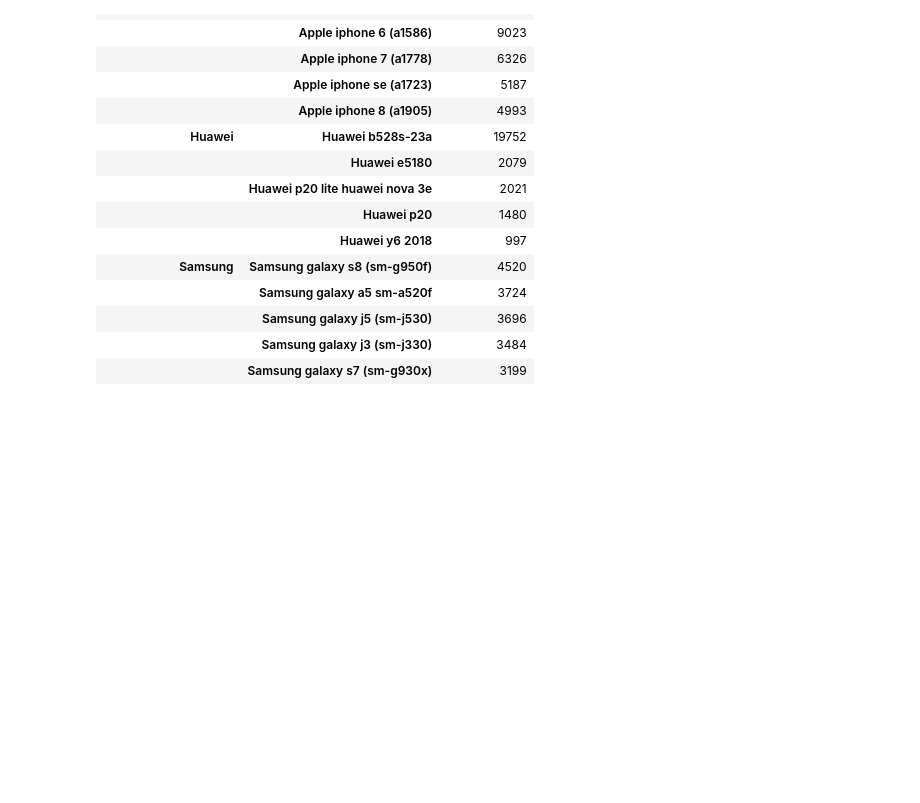
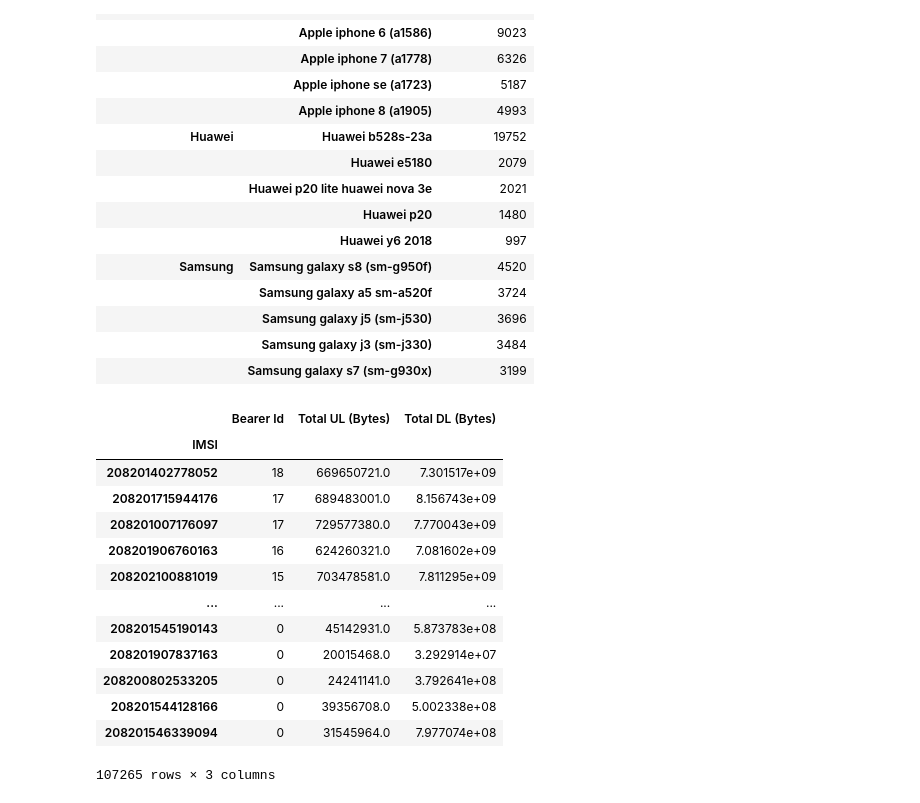
Before and after one commit to fbagire/Telecomm_data_analysis, a Jupyter notebook: data_cleaning.ipynb, the cells around one changed output. Saved outputs shown, nothing was run; the diff lists cells and outputs as text; code cells hidden in the pictures; blank space fills up the shorter version.

```diff
--- a/data_cleaning.ipynb
+++ b/data_cleaning.ipynb
@@ -250,4 +266,20 @@ pd.DataFrame(df_manfact_goup['Handset Type'].groupby('Handset Manufacturer',grou
 |  | Samsung galaxy j3 (sm-j330) | 3484 |
 |  | Samsung galaxy s7 (sm-g930x) | 3199 |
 # %%
-df.groupby('IMSI').aggregate({'Bearer Id':'count','Total UL (Bytes)':'sum','Total DL (Bytes)'
+df.groupby('IMSI').aggregate({'Bearer Id':'count','Total UL (Bytes)':'sum',
+                              'Total DL (Bytes)':'sum'}).sort_values(by='Bearer Id',ascending=False)
+# %% [output]
+|  | Bearer Id | Total UL (Bytes) | Total DL (Bytes) |
+| IMSI |  |  |  |
+| 208201402778052 | 18 | 669650721.0 | 7.301517e+09 |
+| 208201715944176 | 17 | 689483001.0 | 8.156743e+09 |
+| 208201007176097 | 17 | 729577380.0 | 7.770043e+09 |
+| 208201906760163 | 16 | 624260321.0 | 7.081602e+09 |
+| 208202100881019 | 15 | 703478581.0 | 7.811295e+09 |
+| ... | ... | ... | ... |
+| 208201545190143 | 0 | 45142931.0 | 5.873783e+08 |
+| 208201907837163 | 0 | 20015468.0 | 3.292914e+07 |
+| 208200802533205 | 0 | 24241141.0 | 3.792641e+08 |
+| 208201544128166 | 0 | 39356708.0 | 5.002338e+08 |
+| 208201546339094 | 0 | 31545964.0 | 7.977074e+08 |
+107265 rows × 3 columns
```
Also changed, not shown: parts of 28 cells of this notebook, 1 other file.
